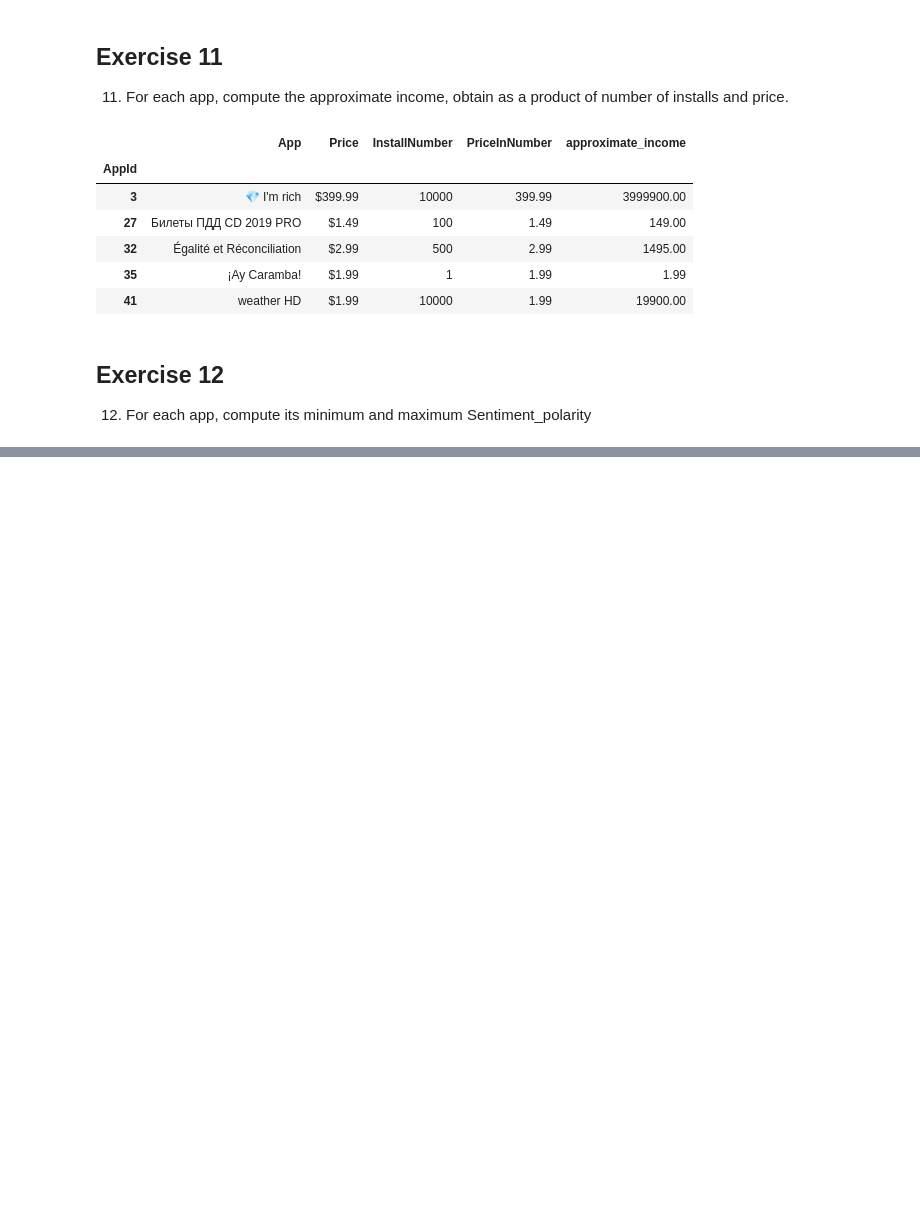
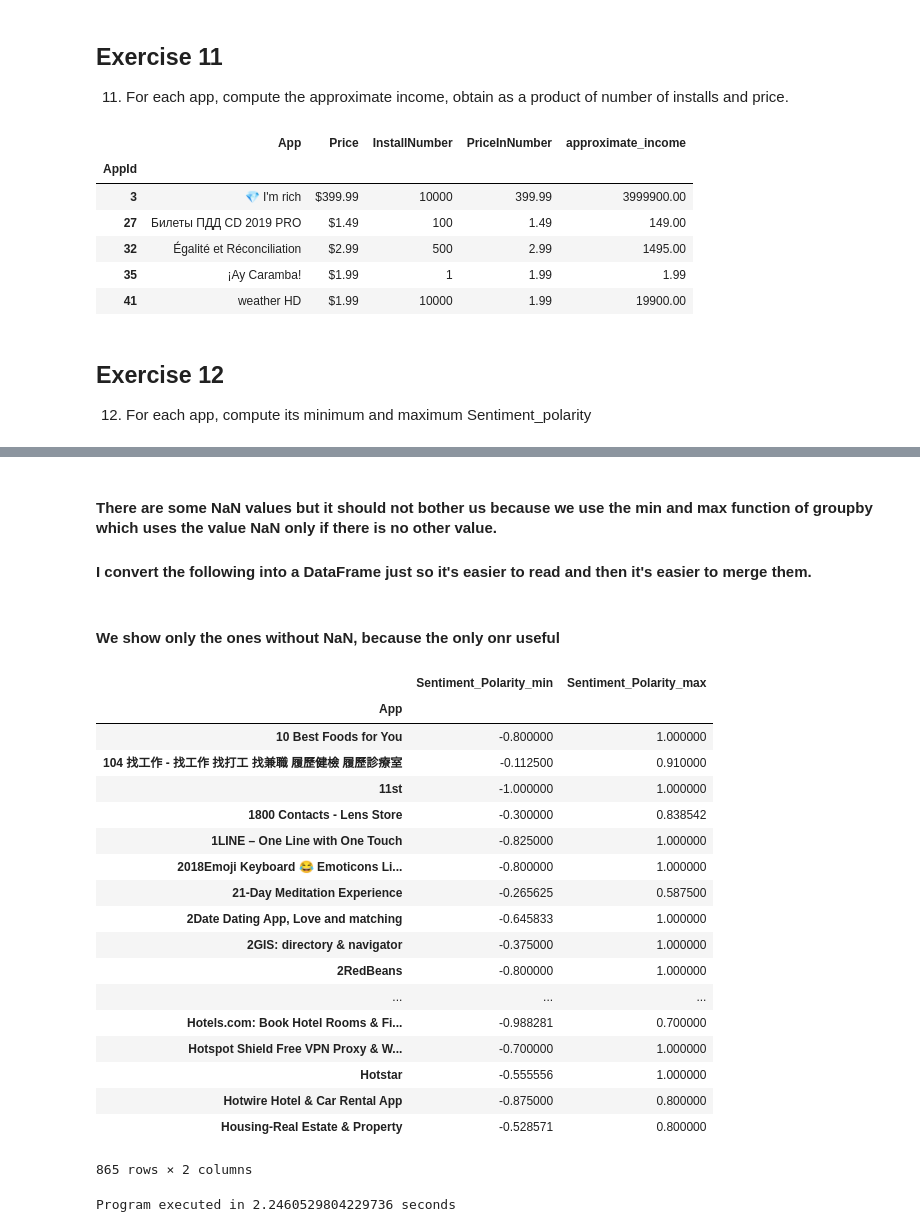
Before and after one commit to pkasela/FCS-Final_Project_846965, a Jupyter notebook: Solution_For_Exam.ipynb, the cells around one changed output, grey strips where cells are left out. Saved outputs shown, nothing was run; the diff lists cells and outputs as text; code cells hidden in the pictures; blank space fills up the shorter version.

```diff
--- a/Solution_For_Exam.ipynb
+++ b/Solution_For_Exam.ipynb
@@ -794,0 +813,38 @@ googlestore[['App','Price','InstallNumber','PriceInNumber','approximate_income']
+# %% [markdown]
+#### There are some NaN values but it should not bother us because we use the min and max function of groupby which uses the value NaN only if there is no other value.
+
+#### I convert the following into a DataFrame just so it's easier to read and then it's easier to merge them.
+# %%
+minSentiment = pd.DataFrame(googlereviews.groupby('App')['Sentiment_Polarity'].min())
+# %%
+maxSentiment = pd.DataFrame(googlereviews.groupby('App')['Sentiment_Polarity'].max())
+# %%
+MinMaxSentiment = minSentiment.merge(maxSentiment, on='App',suffixes=['_min','_max'])
+# %% [markdown]
+#### We show only the ones without NaN, because the only onr useful
+# %%
+MinMaxSentiment[MinMaxSentiment.notnull().any(axis=1)]
+# %% [output]
+|  | Sentiment_Polarity_min | Sentiment_Polarity_max |
+| App |  |  |
+| 10 Best Foods for You | -0.800000 | 1.000000 |
+| 104 找工作 - 找工作 找打工 找兼職 履歷健檢 履歷診療室 | -0.112500 | 0.910000 |
+| 11st | -1.000000 | 1.000000 |
+| 1800 Contacts - Lens Store | -0.300000 | 0.838542 |
+| 1LINE – One Line with One Touch | -0.825000 | 1.000000 |
+| 2018Emoji Keyboard 😂 Emoticons Li... | -0.800000 | 1.000000 |
+| 21-Day Meditation Experience | -0.265625 | 0.587500 |
+| 2Date Dating App, Love and matching | -0.645833 | 1.000000 |
+| 2GIS: directory & navigator | -0.375000 | 1.000000 |
+| 2RedBeans | -0.800000 | 1.000000 |
+| ... | ... | ... |
+| Hotels.com: Book Hotel Rooms & Fi... | -0.988281 | 0.700000 |
+| Hotspot Shield Free VPN Proxy & W... | -0.700000 | 1.000000 |
+| Hotstar | -0.555556 | 1.000000 |
+| Hotwire Hotel & Car Rental App | -0.875000 | 0.800000 |
+| Housing-Real Estate & Property | -0.528571 | 0.800000 |
+865 rows × 2 columns
+# %%
+print("Program executed in %s seconds" % (time.time()-start_time))
+# %% [output]
+Program executed in 2.2460529804229736 seconds
```
Also changed, not shown: parts of 5 cells of this notebook.
